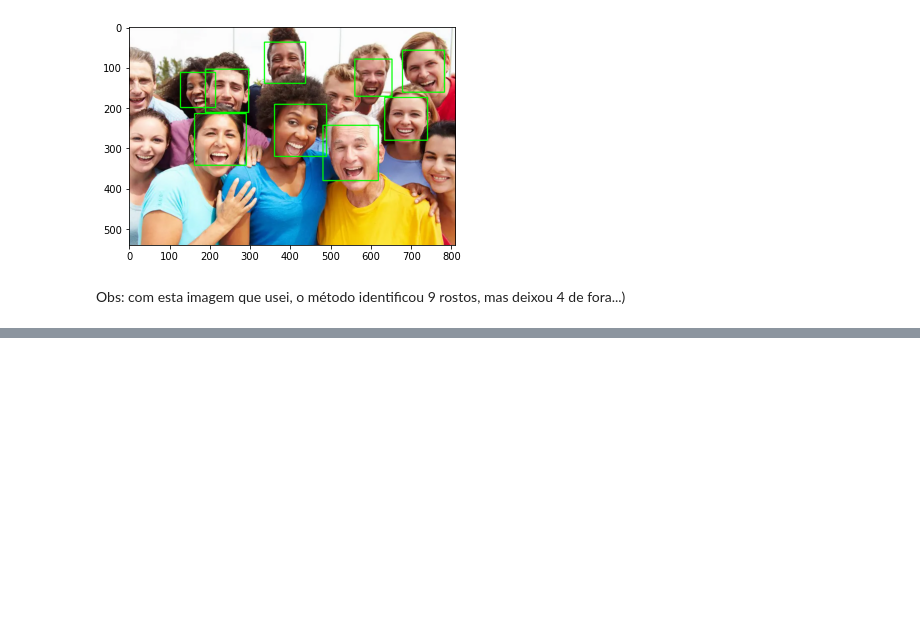
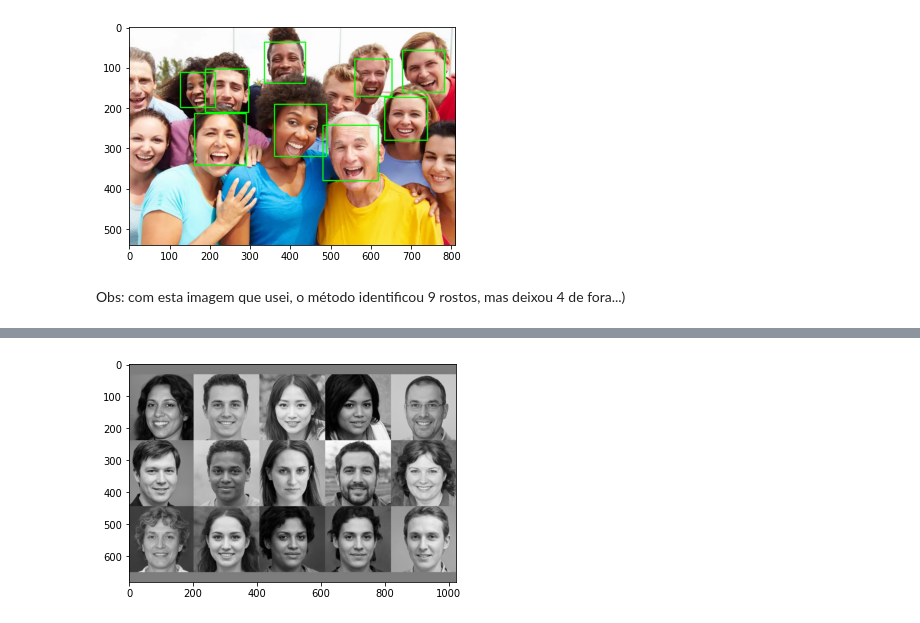
Before and after one commit to ricardopesce/mask-detect, a Jupyter notebook: Mask-detect.ipynb, the cells around one changed output, grey strips where cells are left out. Saved outputs shown, nothing was run; the diff lists cells and outputs as text; code cells hidden in the pictures; blank space fills up the shorter version.

```diff
--- a/Mask-detect.ipynb
+++ b/Mask-detect.ipynb
@@ -106,0 +136,5 @@ Obs: com esta imagem que usei, o método identificou 9 rostos, mas deixou 4 de f
+# %%
+imagem2_cinza = cv.cvtColor(imagem2, cv.COLOR_BGR2GRAY)
+mostrar_imagem(imagem2_cinza)
+# %% [output]
+[figure, added]
```
Also changed, not shown: parts of 17 cells of this notebook.
